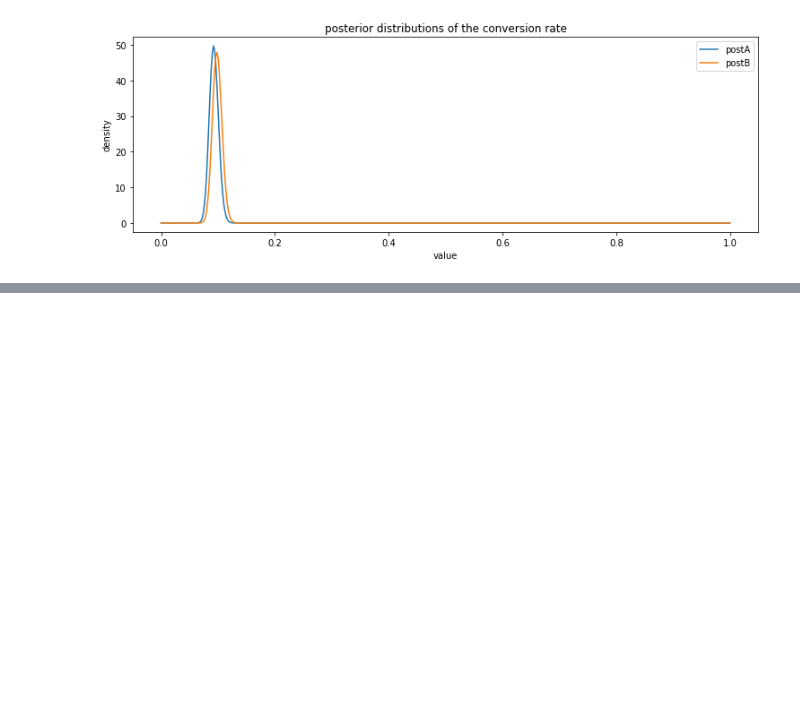
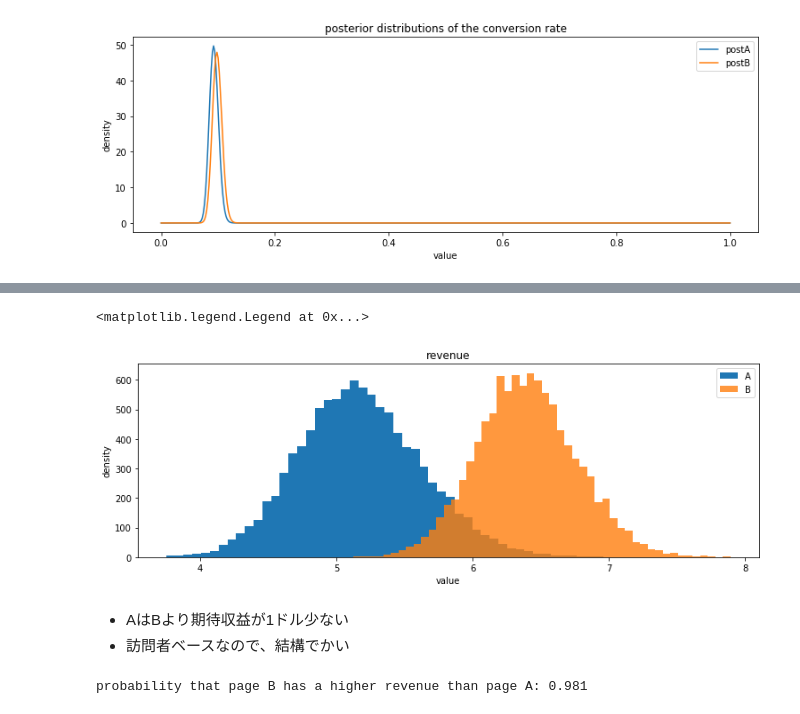
Before and after one commit to tomo461/bayesian_methods_for_hackers, a Jupyter notebook: Chapter7_Bayesian_AB_Testing/chap7.ipynb, the cells around one changed output, grey strips where cells are left out. Saved outputs shown, nothing was run; the diff lists cells and outputs as text; code cells hidden in the pictures; blank space fills up the shorter version.

```diff
--- a/Chapter7_Bayesian_AB_Testing/chap7.ipynb
+++ b/Chapter7_Bayesian_AB_Testing/chap7.ipynb
@@ -60,0 +195,50 @@ plt.legend()
+# %%
+# ABテストへ拡張
+# ページAとBの解析をする
+# 以下のデータを用意
+
+N_A = 1000
+N_A_79 = 10
+N_A_49 = 46
+N_A_25 = 80
+N_A_0 = N_A - N_A_79 - N_A_49 - N_A_25
+observations_A = np.array([N_A_79, N_A_49, N_A_25, N_A_0])
+
+N_B = 2000
+N_B_79 = 45
+N_B_49 = 84
+N_B_25 = 200
+N_B_0 = N_B - N_B_79 - N_B_49 - N_B_25
+observations_B = np.array([N_B_79, N_B_49, N_B_25, N_B_0])
+
+
+prior_parameters = np.array([1,1,1,1])
+
+posterior_samples_A = dirichlet(prior_parameters + observations_A, size=10000)
+posterior_samples_B = dirichlet(prior_parameters + observations_B, size=10000)
+
+# 期待収益のの事後分布を求める
+posterior_expected_revenue_A = expected_revenue(posterior_samples_A)
+posterior_expected_revenue_B = expected_revenue(posterior_samples_B)
+
+plt.hist(posterior_expected_revenue_A, histtype = 'stepfilled', bins = 50, label = 'A')
+plt.hist(posterior_expected_revenue_B, histtype = 'stepfilled', bins = 50, label = 'B', alpha=0.8)
+
+plt.xlabel('value')
+plt.ylabel('density')
+plt.title('revenue')
+plt.legend()
+# %% [output]
+<matplotlib.legend.Legend at 0x...>
+[figure, added]
+# %% [markdown]
+- AはBより期待収益が1ドル少ない
+- 訪問者ベースなので、結構でかい
+# %%
+# 差異が存在することを確かめる
+# BがAより収益が大きい確率
+
+p = (posterior_expected_revenue_B > posterior_expected_revenue_A).mean()
+print('probability that page B has a higher revenue than page A: %.3f' %p)
+# %% [output]
+probability that page B has a higher revenue than page A: 0.981
```
Also changed, not shown: parts of 29 cells of this notebook.
